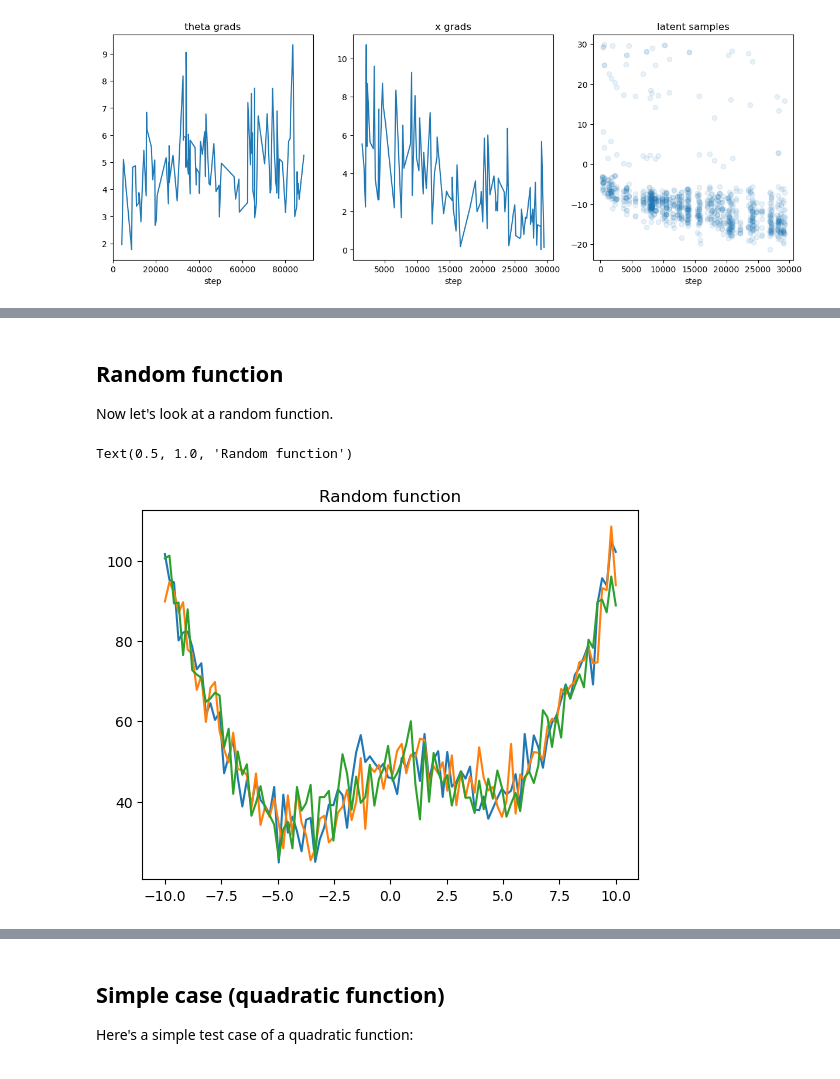
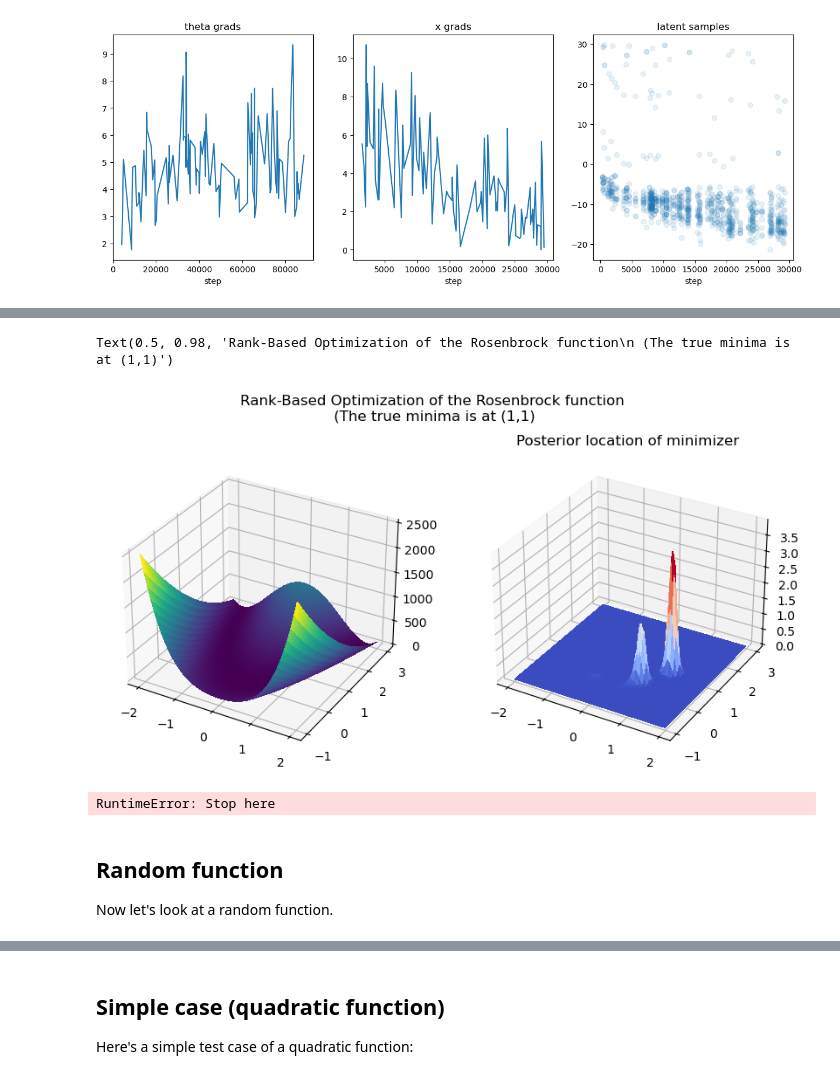
Before and after one commit to davidlibland/rank_hpo, a Jupyter notebook: notebooks/demo.ipynb, the cells around one changed output, grey strips where cells are left out. Drawn from its saved outputs; the diff is of its cells as text; code cells hidden in the pictures.

```diff
--- a/notebooks/demo.ipynb
+++ b/notebooks/demo.ipynb
@@ -201,3 +201,28 @@ Text(0.5, 0.98, 'Bayesian Optimization of the Rosenbrock function')
+# %%
+x, y = np.mgrid[-2:2:.01, -1:3:.01]
+pos = np.stack((x.flatten(), y.flatten()), axis=1)
+z = rosenbrock(pos).reshape(x.shape)
+
+# Plot the surface.
+fig = plt.figure(figsize=(10, 5))
+ax1 = fig.add_subplot(121, projection="3d")
+ax2 = fig.add_subplot(122, projection="3d")
+# fig, ax = plt.subplots(subplot_kw={"projection": "3d"})
+surf = ax1.plot_surface(x, y, z, cmap=cm.viridis, linewidth=0, antialiased=False)
+
+# plot a heatmap of the model:
+pos = np.stack((x.flatten(), y.flatten()), axis=1)
+z_pdf = np.exp(5*log_rho(torch.tensor(pos).to(theta), theta).detach().cpu()).reshape(x.shape)
+ax2.plot_surface(x, y, z_pdf,  cmap=cm.coolwarm, linewidth=0, antialiased=False)
+ax2.set_title("Posterior location of minimizer")
+fig.suptitle("Rank-Based Optimization of the Rosenbrock function\n (The true minima is at (1,1)")
+# %% [output]
+Text(0.5, 0.98, 'Rank-Based Optimization of the Rosenbrock function\n (The true minima is at (1,1)')
+[figure, added]
+# %%
+raise RuntimeError("Stop here")
+# %% [output]
+RuntimeError: Stop here
 # %% [markdown]
 ## Random function
 Now let's look at a random function.
@@ -210,9 +235,6 @@ plt.plot(x_lin, function(x_lin))
 plt.plot(x_lin, function(x_lin))
 plt.plot(x_lin, function(x_lin))
 plt.title("Random function")
-# %% [output]
-Text(0.5, 1.0, 'Random function')
-[figure, removed]
 # %%
 grid = torch.linspace(-10, 10, 30).reshape(-1,1).to(device=device)
 log_rho = gaussian_mixture(grid, 1.5)
```
Also changed, not shown: parts of 8 cells of this notebook.
